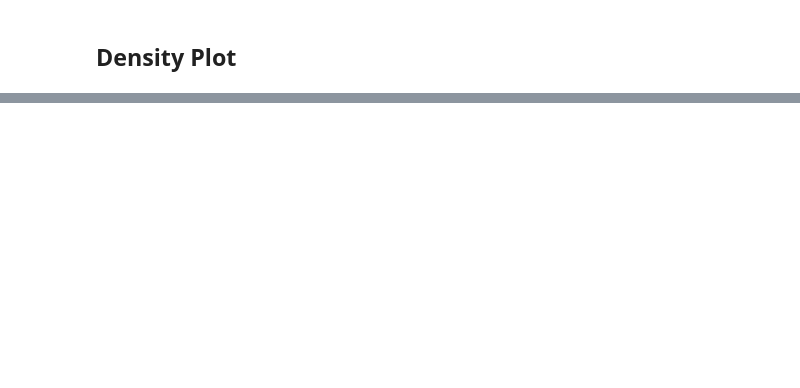
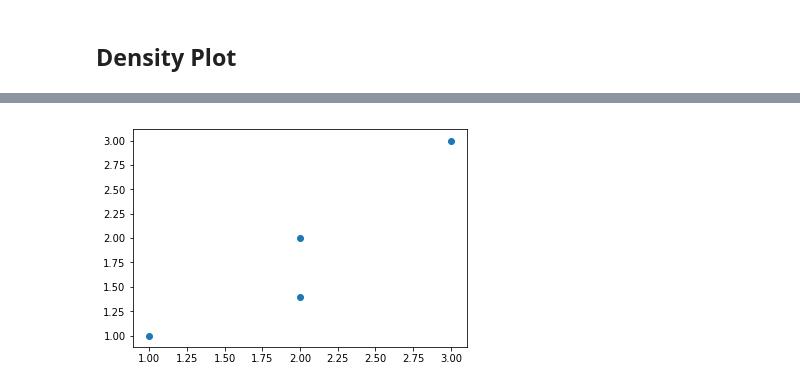
Before and after one commit to johnnychiuchiu/Machine-Learning, a Jupyter notebook: others/python_plots.ipynb, the cells around one changed output, grey strips where cells are left out. Saved outputs shown, nothing was run; the diff lists cells and outputs as text; code cells hidden in the pictures; blank space fills up the shorter version.

```diff
--- a/others/python_plots.ipynb
+++ b/others/python_plots.ipynb
@@ -351,0 +405,9 @@ def prob_dist(df, col_name):
+# %%
+# Data
+list1 = [1,2,3,2]
+list2 = [1,2,3,1.4]
+
+plt.scatter(list1, list2)#, s=area, c=colors, alpha=0.5
+plt.show()
+# %% [output]
+[figure, added]
```
Also changed, not shown: parts of 19 cells of this notebook.
